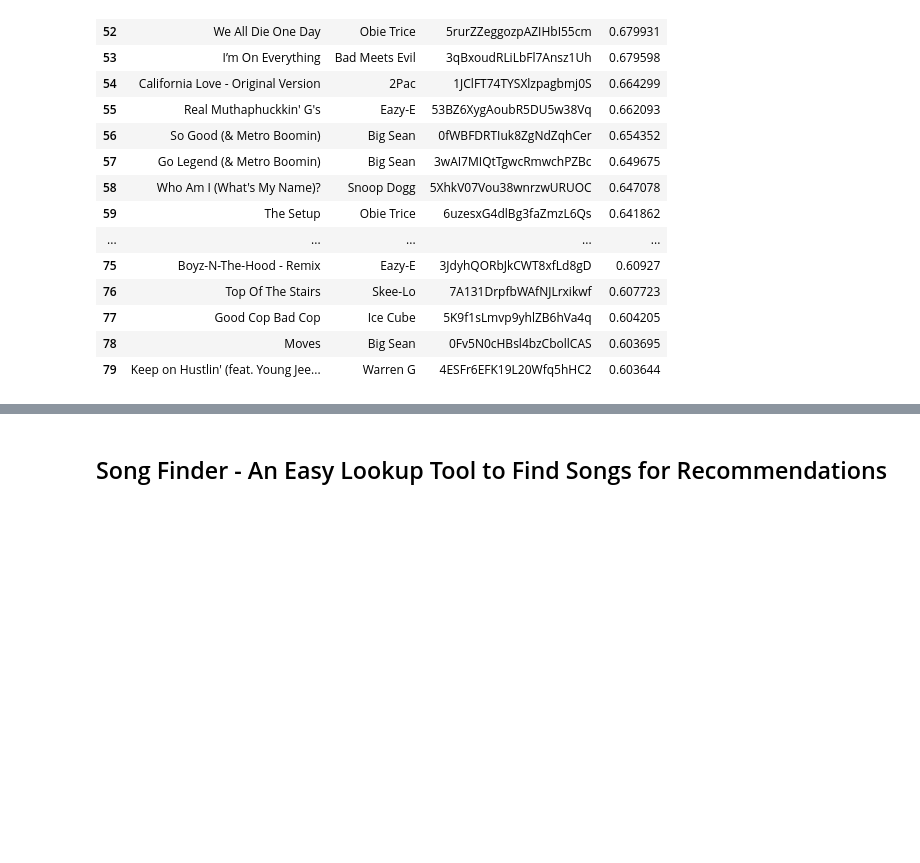
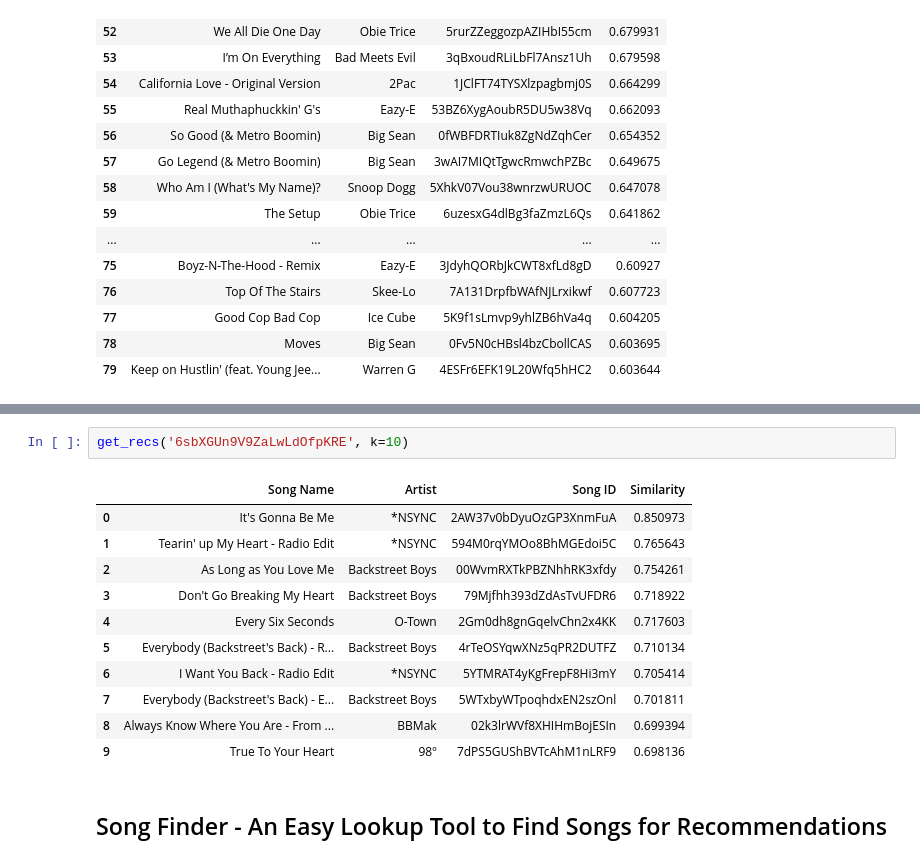
Before and after one commit to jonjohnsontc/songwriter-graph, a Jupyter notebook: notebooks/cosine.ipynb, the cells around one changed output, grey strips where cells are left out. Drawn from its saved outputs; the diff is of its cells as text; blank space fills up the shorter version.

```diff
--- a/notebooks/cosine.ipynb
+++ b/notebooks/cosine.ipynb
@@ -200,3 +196,17 @@ get_recs('0eKyHwckh9vQb8ncZ2DXCs', 100).iloc[80:, :]
+# %%
+get_recs('6sbXGUn9V9ZaLwLdOfpKRE', k=10)
+# %% [output]
+|  | Song Name | Artist | Song ID | Similarity |
+| 0 | It's Gonna Be Me | *NSYNC | 2AW37v0bDyuOzGP3XnmFuA | 0.850973 |
+| 1 | Tearin' up My Heart - Radio Edit | *NSYNC | 594M0rqYMOo8BhMGEdoi5C | 0.765643 |
+| 2 | As Long as You Love Me | Backstreet Boys | 00WvmRXTkPBZNhhRK3xfdy | 0.754261 |
+| 3 | Don't Go Breaking My Heart | Backstreet Boys | 79Mjfhh393dZdAsTvUFDR6 | 0.718922 |
+| 4 | Every Six Seconds | O-Town | 2Gm0dh8gnGqelvChn2x4KK | 0.717603 |
+| 5 | Everybody (Backstreet's Back) - R... | Backstreet Boys | 4rTeOSYqwXNz5qPR2DUTFZ | 0.710134 |
+| 6 | I Want You Back - Radio Edit | *NSYNC | 5YTMRAT4yKgFrepF8Hi3mY | 0.705414 |
+| 7 | Everybody (Backstreet's Back) - E... | Backstreet Boys | 5WTxbyWTpoqhdxEN2szOnl | 0.701811 |
+| 8 | Always Know Where You Are - From ... | BBMak | 02k3lrWVf8XHIHmBojESIn | 0.699394 |
+| 9 | True To Your Heart | 98º | 7dPS5GUShBVTcAhM1nLRF9 | 0.698136 |
 # %% [markdown]
 ## Song Finder - An Easy Lookup Tool to Find Songs for Recommendations
 # %%
```
Also changed, not shown: parts of 20 cells of this notebook, 6 other files.
